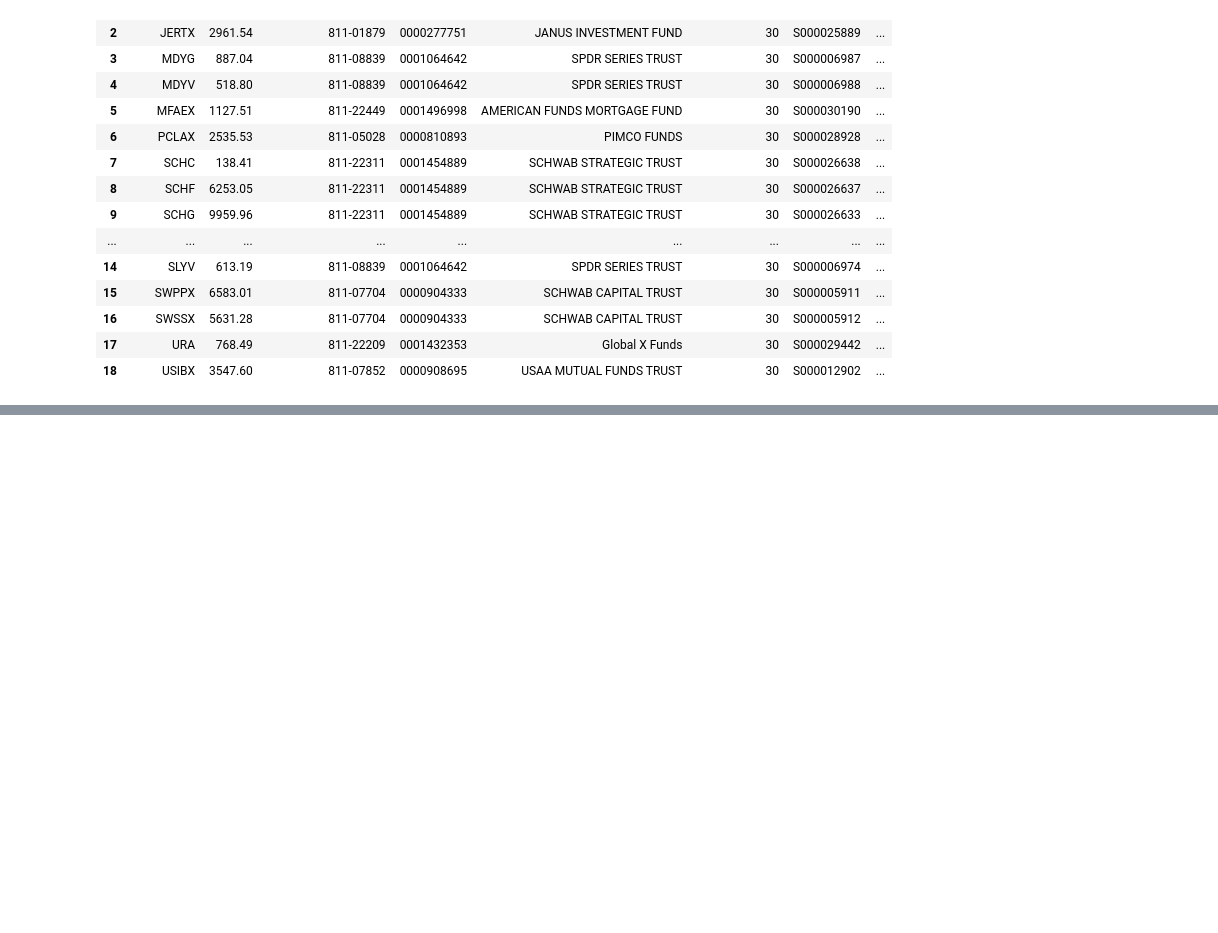
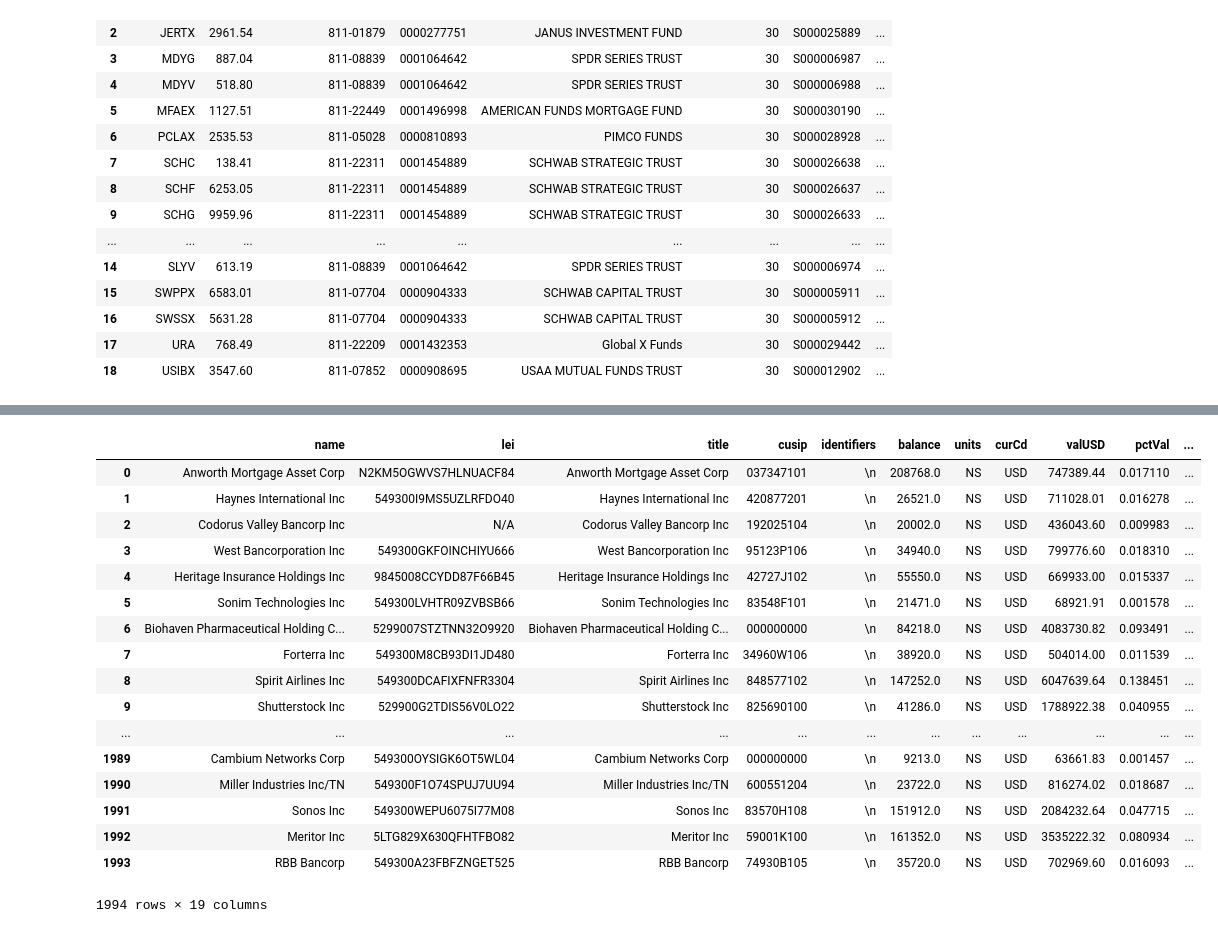
Before and after one commit to Polkaguy/SEC-NPORT-scrape, a Jupyter notebook: 05-Compare Holdings.ipynb, the cells around one changed output, grey strips where cells are left out. Saved outputs shown, nothing was run; the diff lists cells and outputs as text; code cells hidden in the pictures; blank space fills up the shorter version.

```diff
--- a/05-Compare Holdings.ipynb
+++ b/05-Compare Holdings.ipynb
@@ -283,0 +316,23 @@ df
+# %%
+S5912 = get_most_recent('S000005912').parseSecurities()
+# %%
+S5912
+# %% [output]
+|  | name | lei | title | cusip | identifiers | balance | units | curCd | valUSD | pctVal | ... |
+| 0 | Anworth Mortgage Asset Corp | N2KM5OGWVS7HLNUACF84 | Anworth Mortgage Asset Corp | 037347101 | \n | 208768.0 | NS | USD | 747389.44 | 0.017110 | ... |
+| 1 | Haynes International Inc | 549300I9MS5UZLRFDO40 | Haynes International Inc | 420877201 | \n | 26521.0 | NS | USD | 711028.01 | 0.016278 | ... |
+| 2 | Codorus Valley Bancorp Inc | N/A | Codorus Valley Bancorp Inc | 192025104 | \n | 20002.0 | NS | USD | 436043.60 | 0.009983 | ... |
+| 3 | West Bancorporation Inc | 549300GKFOINCHIYU666 | West Bancorporation Inc | 95123P106 | \n | 34940.0 | NS | USD | 799776.60 | 0.018310 | ... |
+| 4 | Heritage Insurance Holdings Inc | 9845008CCYDD87F66B45 | Heritage Insurance Holdings Inc | 42727J102 | \n | 55550.0 | NS | USD | 669933.00 | 0.015337 | ... |
+| 5 | Sonim Technologies Inc | 549300LVHTR09ZVBSB66 | Sonim Technologies Inc | 83548F101 | \n | 21471.0 | NS | USD | 68921.91 | 0.001578 | ... |
+| 6 | Biohaven Pharmaceutical Holding C... | 5299007STZTNN32O9920 | Biohaven Pharmaceutical Holding C... | 000000000 | \n | 84218.0 | NS | USD | 4083730.82 | 0.093491 | ... |
+| 7 | Forterra Inc | 549300M8CB93DI1JD480 | Forterra Inc | 34960W106 | \n | 38920.0 | NS | USD | 504014.00 | 0.011539 | ... |
+| 8 | Spirit Airlines Inc | 549300DCAFIXFNFR3304 | Spirit Airlines Inc | 848577102 | \n | 147252.0 | NS | USD | 6047639.64 | 0.138451 | ... |
+| 9 | Shutterstock Inc | 529900G2TDIS56V0LO22 | Shutterstock Inc | 825690100 | \n | 41286.0 | NS | USD | 1788922.38 | 0.040955 | ... |
+| ... | ... | ... | ... | ... | ... | ... | ... | ... | ... | ... | ... |
+| 1989 | Cambium Networks Corp | 549300OYSIGK6OT5WL04 | Cambium Networks Corp | 000000000 | \n | 9213.0 | NS | USD | 63661.83 | 0.001457 | ... |
+| 1990 | Miller Industries Inc/TN | 549300F1O74SPUJ7UU94 | Miller Industries Inc/TN | 600551204 | \n | 23722.0 | NS | USD | 816274.02 | 0.018687 | ... |
+| 1991 | Sonos Inc | 549300WEPU6075I77M08 | Sonos Inc | 83570H108 | \n | 151912.0 | NS | USD | 2084232.64 | 0.047715 | ... |
+| 1992 | Meritor Inc | 5LTG829X630QFHTFBO82 | Meritor Inc | 59001K100 | \n | 161352.0 | NS | USD | 3535222.32 | 0.080934 | ... |
+| 1993 | RBB Bancorp | 549300A23FBFZNGET525 | RBB Bancorp | 74930B105 | \n | 35720.0 | NS | USD | 702969.60 | 0.016093 | ... |
+1994 rows × 19 columns
```
Also changed, not shown: parts of 11 cells of this notebook.
